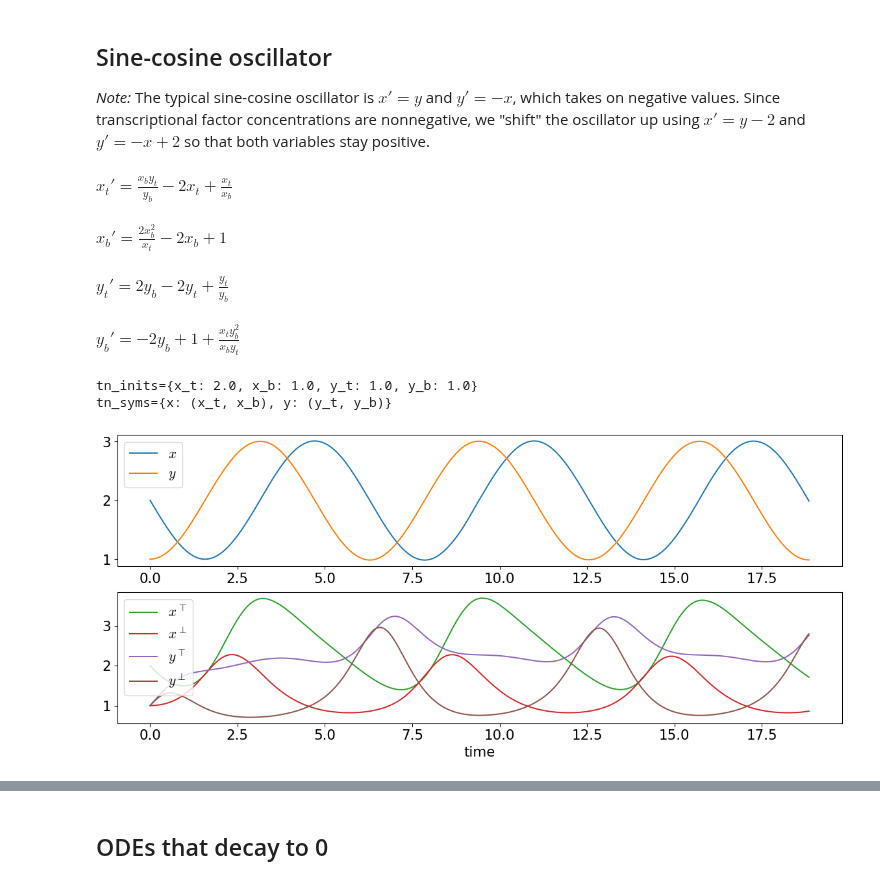
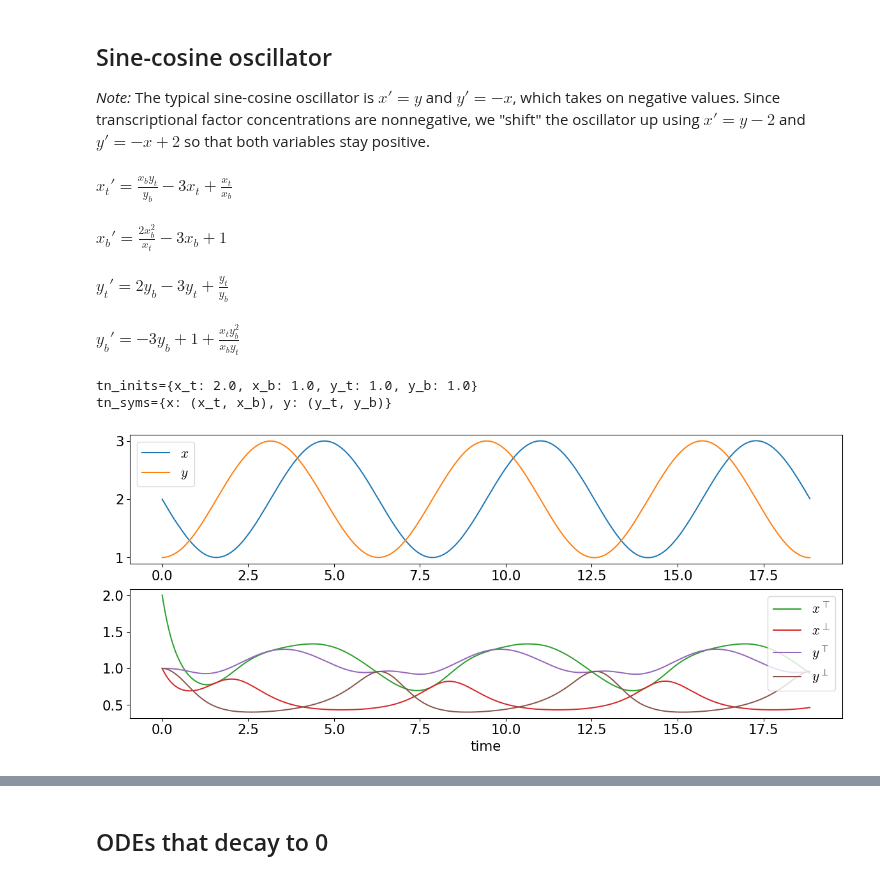
Before and after one commit to UC-Davis-molecular-computing/ode2tn, a Jupyter notebook: notebook.ipynb, the cells around one changed output, grey strips where cells are left out. Saved outputs shown, nothing was run; the diff lists cells and outputs as text; code cells hidden in the pictures.

Commit message:
updated with new parameter names in gpac and ode2tn, and changed gamma in first notebook cell to 3 along with explanation of how it is chosen

```diff
--- a/notebook.ipynb
+++ b/notebook.ipynb
@@ -12,34 +12,37 @@ images_dir = 'images'
 # %%
 from math import pi
 import numpy as np
 import gpac as gp
 import sympy as sp
 from ode2tn import plot_tn, ode2tn
 
 x,y = sp.symbols('x y')
 odes = {      # odes dict maps each symbol to an expression for its time derivative
     x: y-2,   # dx/dt = y-2
     y: -x+2,  # dy/dt = -x+2
 }
 inits = {     # inits maps each symbol to its initial value
     x: 2,     # x(0) = 2
     y: 1,     # y(0) = 1
 }
-gamma = 2     # uniform decay constant; should have gamma > max q^-;
-              #   see proof of main Theorem in paper for what q^- is
+gamma = 3     # uniform decay constant; should have gamma > max q_i^- for i=1,2;
+              #   see proof of main Theorem in paper
+              # In this case, q_1 = -2 (negative term for x') and q_2 = x (negative term for y').
+              # Since x takes a maximum value of 3 in the shifted oscillator, the max value
+              # of the q_i^- is 3, so we can use gamma=3.
 beta = 1      # constant introduced to keep values from going to infinity or 0
 tn_odes, tn_inits, tn_syms = ode2tn(odes, inits, gamma=gamma, beta=beta)
 gp.display_odes(tn_odes)  # displays nice rendered LaTeX in Jupyter notebook
 print(f'{tn_inits=}')
 print(f'{tn_syms=}')
 figsize = (15, 6)
 t_eval = np.linspace(0, 6*pi, 1000)
-plot_tn(odes, inits, gamma=gamma, beta=beta, t_eval=t_eval, figure_size=figsize, show_factors=True)
+plot_tn(odes, inits, gamma=gamma, beta=beta, t_eval=t_eval, figsize=figsize, show_factors=True)
 # %% [output]
-$\displaystyle x_{t}' = \frac{x_{b} y_{t}}{y_{b}} - 2 x_{t} + \frac{x_{t}}{x_{b}}$
+$\displaystyle x_{t}' = \frac{x_{b} y_{t}}{y_{b}} - 3 x_{t} + \frac{x_{t}}{x_{b}}$
-$\displaystyle x_{b}' = \frac{2 x_{b}^{2}}{x_{t}} - 2 x_{b} + 1$
+$\displaystyle x_{b}' = \frac{2 x_{b}^{2}}{x_{t}} - 3 x_{b} + 1$
-$\displaystyle y_{t}' = 2 y_{b} - 2 y_{t} + \frac{y_{t}}{y_{b}}$
+$\displaystyle y_{t}' = 2 y_{b} - 3 y_{t} + \frac{y_{t}}{y_{b}}$
-$\displaystyle y_{b}' = - 2 y_{b} + 1 + \frac{x_{t} y_{b}^{2}}{x_{b} y_{t}}$
+$\displaystyle y_{b}' = - 3 y_{b} + 1 + \frac{x_{t} y_{b}^{2}}{x_{b} y_{t}}$
 tn_inits={x_t: 2.0, x_b: 1.0, y_t: 1.0, y_b: 1.0}
 tn_syms={x: (x_t, x_b), y: (y_t, y_b)}
-[figure, old version]
+[figure, new version]
```
Also changed, not shown: parts of 7 cells of this notebook, 7 other files.
